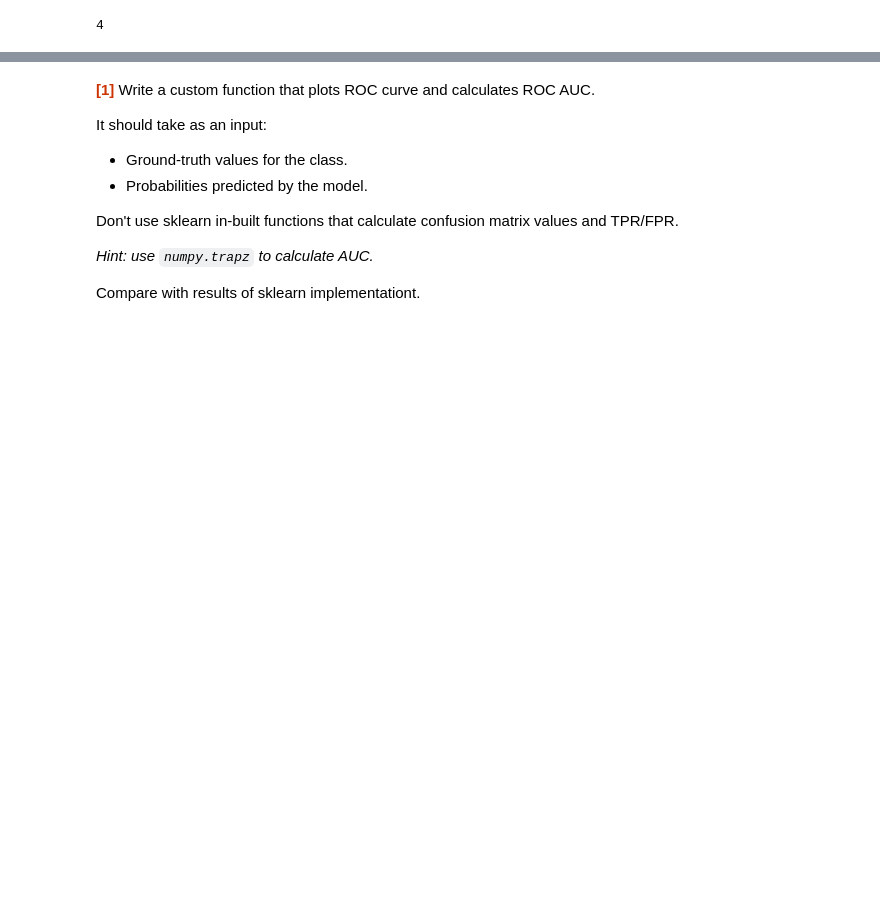
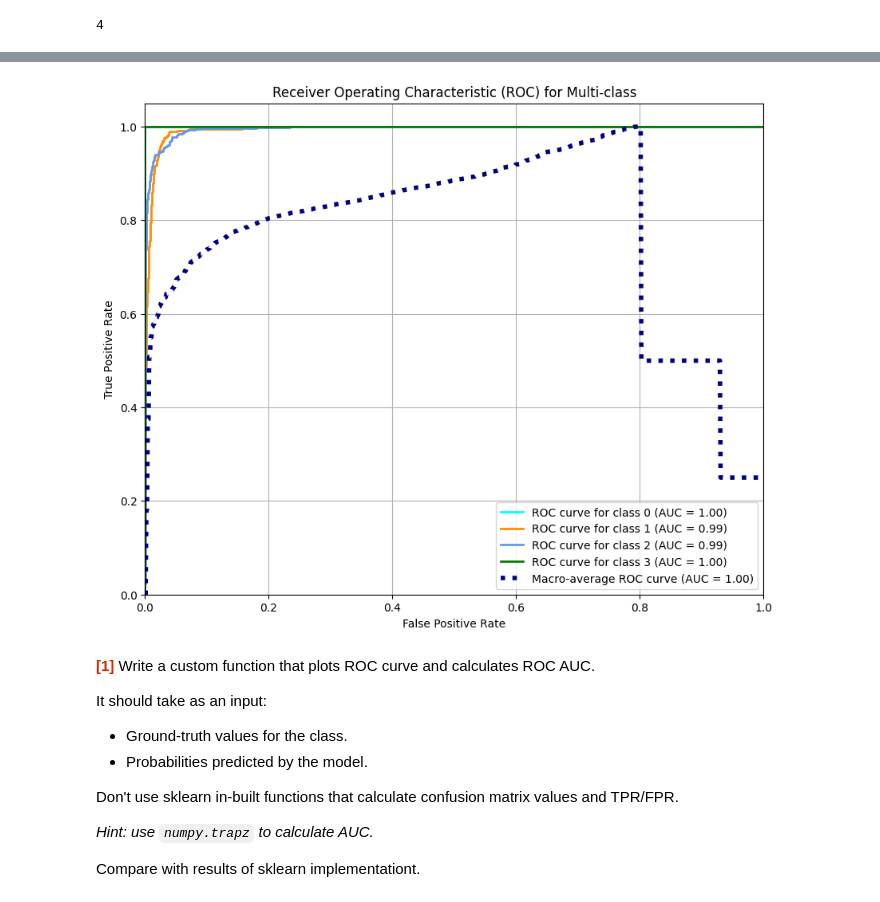
Before and after one commit to bulatych/ML_HSE, a Jupyter notebook: homeworks/HW_5_(Classification).ipynb, the cells around one changed output, grey strips where cells are left out. Cells and saved outputs as stored; diff of their text form; code cells hidden in the pictures; blank space fills up the shorter version.

```diff
--- a/homeworks/HW_5_(Classification).ipynb
+++ b/homeworks/HW_5_(Classification).ipynb
@@ -786,3 +724,81 @@ ValueError: setting an array element with a sequence. The requested array has an
+# %%
+import numpy as np
+import matplotlib.pyplot as plt
+from sklearn.metrics import roc_curve, roc_auc_score
+from sklearn.preprocessing import label_binarize
+from itertools import cycle
+
+# Предполагается, что вы уже имеете ваши метки и предварительно обученную модель
+# Y должен быть в виде одномерного массива - метки классов
+# Ytest = ... (ваш массив меток теста)
+# model = ... (ваша модель)
+
+# Бинаризация меток классов
+Ytest = label_binarize(Ytest, classes=np.unique(Y))
+n_classes = Ytest.shape[1]  # Количество классов
+
+# Получите вероятности от модели
+Y_score = model.predict_proba(Xtest)
+
+# Инициализируйте словари для FPR и TPR
+fpr = {}
+tpr = {}
+roc_auc = {}
+
+# Вычисляйте FPR и TPR для каждого класса
+for i in range(n_classes):
+    fpr[i], tpr[i], _ = roc_curve(Ytest[:, i], Y_score[:, i])
+    roc_auc[i] = roc_auc_score(Ytest[:, i], Y_score[:, i])
+
+# Здесь мы просто будем хранить TPR и FPR каждого класса
+all_fpr = []
+all_tpr = []
+
+for i in range(n_classes):
+    all_fpr.append(fpr[i])
+    all_tpr.append(tpr[i])
+
+# Макросредние значения, просто усредняем по классам
+mean_tpr = np.zeros_like(all_fpr[0])  # Инициализируем с длиной самого первого массива TPR
+
+# Обходим все классы для вычисления макро TPR
+for i in range(n_classes):
+    if len(tpr[i]) > len(mean_tpr):  # Если текущий TPR длиннее
+        mean_tpr = np.pad(mean_tpr, (0, len(tpr[i]) - len(mean_tpr)), 'constant')
+    mean_tpr[:len(tpr[i])] += tpr[i]
+
+# В результате мы имеем накопленные значения
+mean_tpr /= n_classes
+
+# Теперь можно рассчитать макросредний AUC
+roc_auc["macro"] = roc_auc_score(Ytest, Y_score, average="macro")
+
+# Визуализация ROC-кривых
+plt.figure(figsize=(10, 8))
+colors = cycle(['aqua', 'darkorange', 'cornflowerblue', 'green'])
+
+# Плотим ROC-кривые для каждого класса
+for i, color in zip(range(n_classes), colors):
+    plt.plot(fpr[i], tpr[i], color=color, lw=2, label=f'ROC curve for class {i} (AUC = {roc_auc[i]:.2f})')
+
+# Плотим усредненную кривую
+plt.plot(
+    np.linspace(0, 1, len(mean_tpr)),
+    mean_tpr,
+    label=f'Macro-average ROC curve (AUC = {roc_auc["macro"]:.2f})',
+    color='navy', linestyle=':', lw=4
+)
+
+plt.xlabel('False Positive Rate')
+plt.ylabel('True Positive Rate')
+plt.title('Receiver Operating Characteristic (ROC) for Multi-class')
+plt.legend(loc="lower right")
+plt.xlim([0.0, 1.0])
+plt.ylim([0.0, 1.05])
+plt.grid()
+plt.show()
+# %% [output]
+[figure, added]
 # %% [markdown]
 
 <font color=#c30>**[1]**</font> Write a custom function that plots ROC curve and calculates ROC AUC.
```
Also changed, not shown: parts of 1 cell of this notebook.
